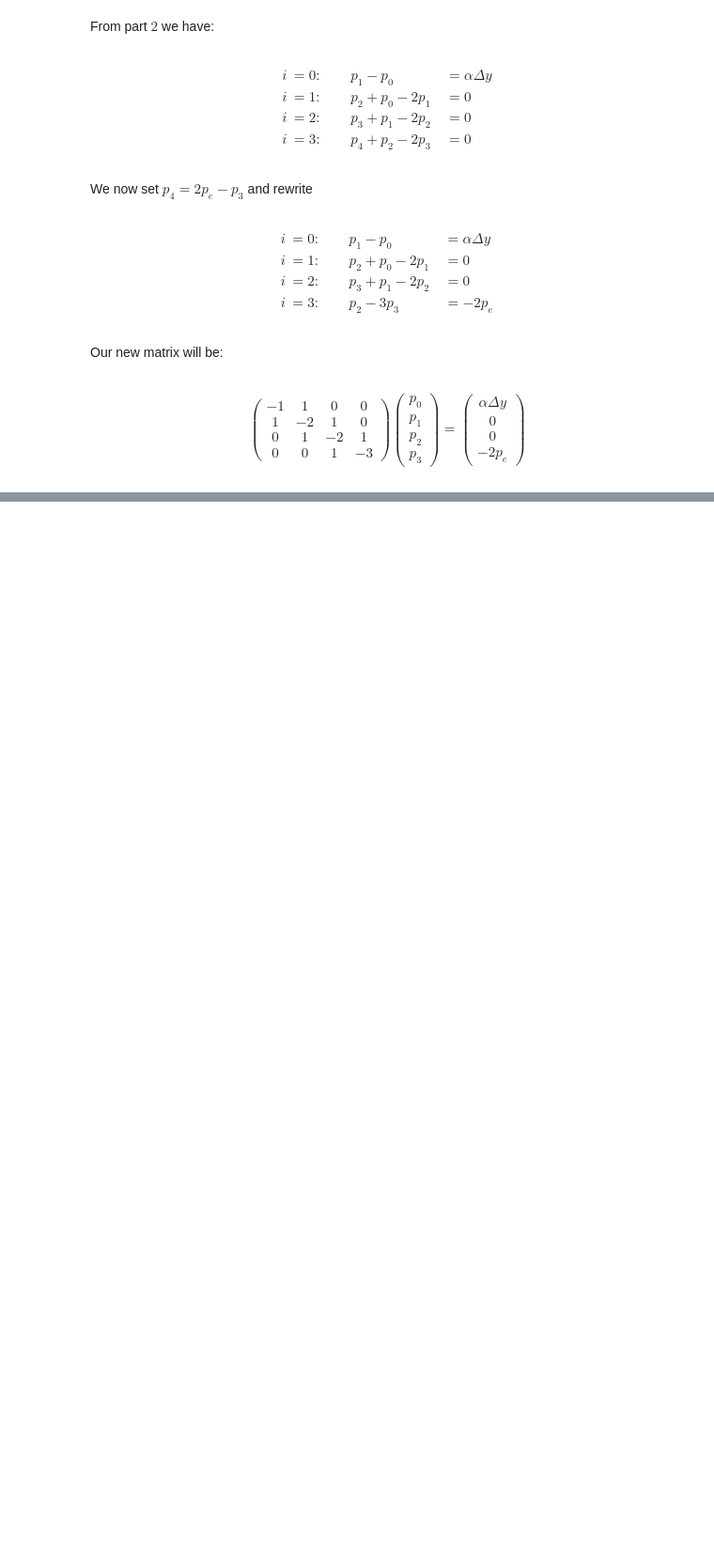
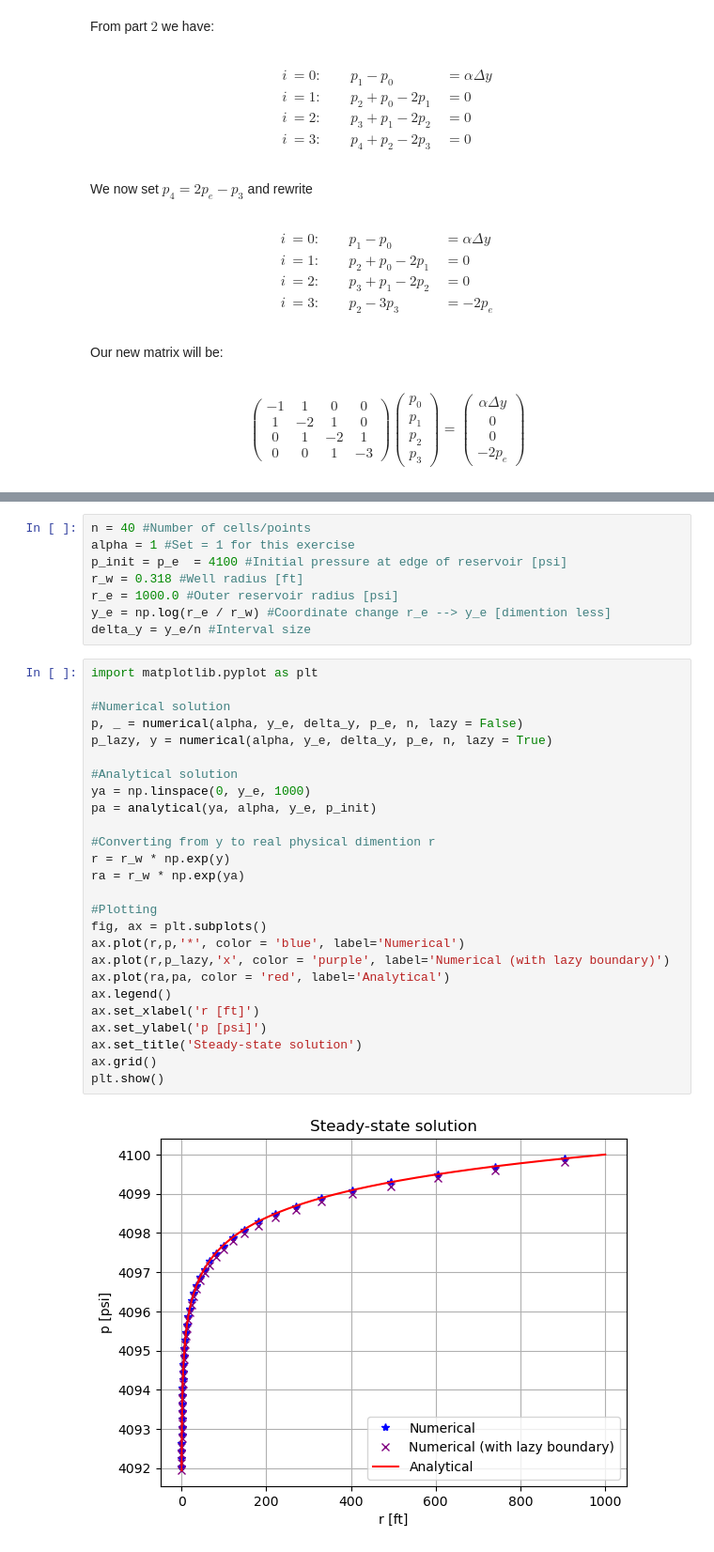
Before and after one commit to simengaasland/MOD510-Projects, a Jupyter notebook: Project 2/Project2_Report.ipynb, the cells around one changed output, grey strips where cells are left out. Shown at 94% size. Cells and saved outputs as stored; diff of their text form; blank space fills up the shorter version.

Commit message:
Added exercise 1 part 5 without explaination

```diff
--- a/Project 2/Project2_Report.ipynb
+++ b/Project 2/Project2_Report.ipynb
@@ -227,0 +283,36 @@ $$
+# %%
+n = 40 #Number of cells/points
+alpha = 1 #Set = 1 for this exercise
+p_init = p_e  = 4100 #Initial pressure at edge of reservoir [psi]
+r_w = 0.318 #Well radius [ft]
+r_e = 1000.0 #Outer reservoir radius [psi]
+y_e = np.log(r_e / r_w) #Coordinate change r_e --> y_e [dimention less]
+delta_y = y_e/n #Interval size
+# %%
+import matplotlib.pyplot as plt
+
+#Numerical solution
+p, _ = numerical(alpha, y_e, delta_y, p_e, n, lazy = False)
+p_lazy, y = numerical(alpha, y_e, delta_y, p_e, n, lazy = True)
+
+#Analytical solution
+ya = np.linspace(0, y_e, 1000)
+pa = analytical(ya, alpha, y_e, p_init)
+
+#Converting from y to real physical dimention r
+r = r_w * np.exp(y)
+ra = r_w * np.exp(ya)
+
+#Plotting
+fig, ax = plt.subplots()
+ax.plot(r,p,'*', color = 'blue', label='Numerical')
+ax.plot(r,p_lazy,'x', color = 'purple', label='Numerical (with lazy boundary)')
+ax.plot(ra,pa, color = 'red', label='Analytical')
+ax.legend()
+ax.set_xlabel('r [ft]')
+ax.set_ylabel('p [psi]')
+ax.set_title('Steady-state solution')
+ax.grid()
+plt.show()
+# %% [output]
+[figure, added]
```
Also changed, not shown: parts of 4 cells of this notebook.
